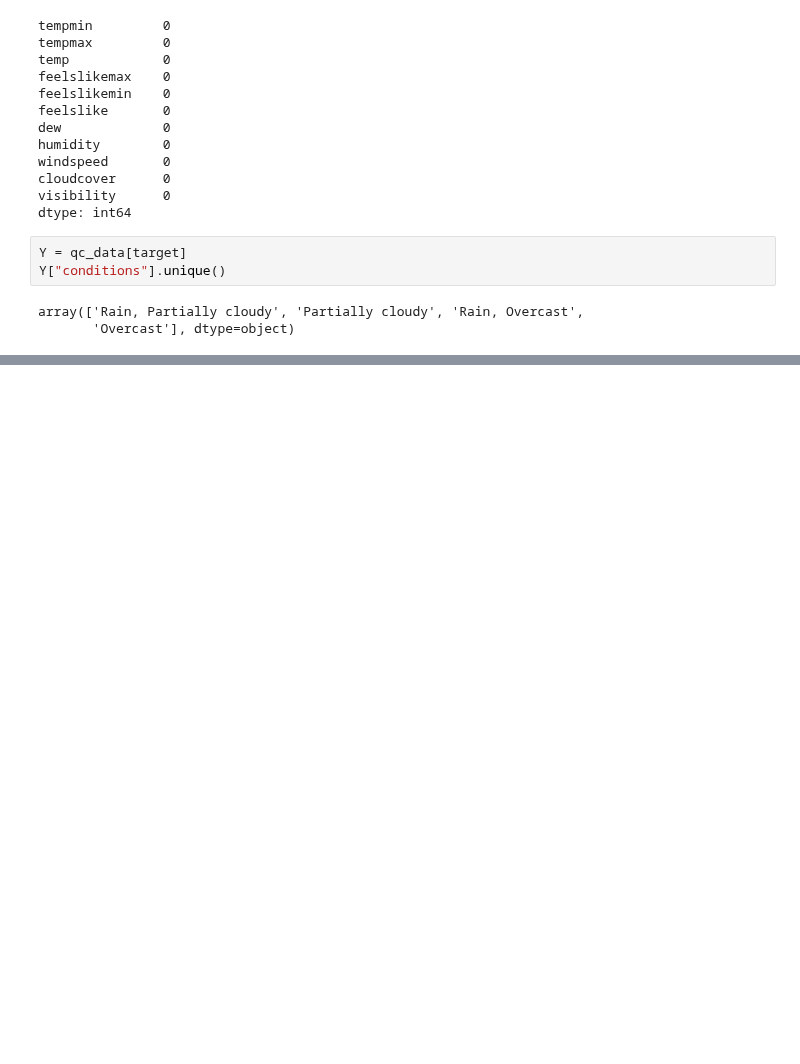
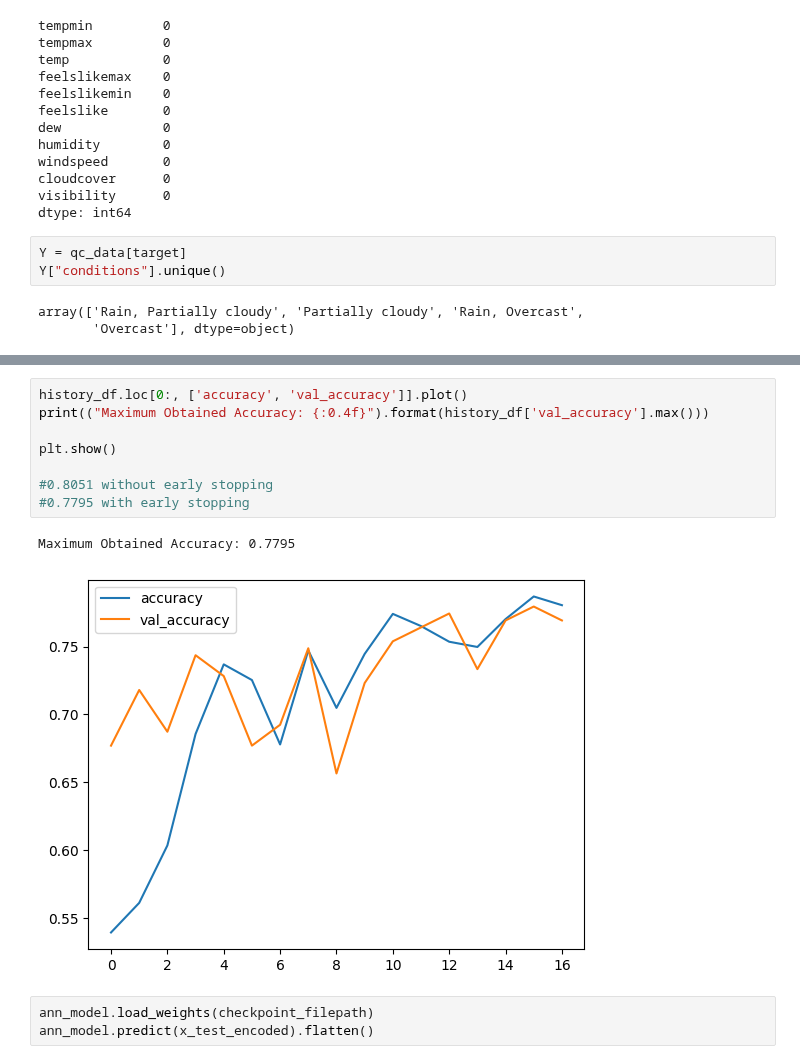
Before and after one commit to alaricespina/Thesis-Repository, a Jupyter notebook: ActualData.ipynb, the cells around one changed output, grey strips where cells are left out. Saved outputs shown, nothing was run; the diff lists cells and outputs as text; blank space fills up the shorter version.

```diff
--- a/ActualData.ipynb
+++ b/ActualData.ipynb
@@ -101,0 +205,14 @@ A
+# %%
+history_df.loc[0:, ['accuracy', 'val_accuracy']].plot()
+print(("Maximum Obtained Accuracy: {:0.4f}").format(history_df['val_accuracy'].max()))
+
+plt.show()
+
+#0.8051 without early stopping
+#0.7795 with early stopping
+# %% [output]
+Maximum Obtained Accuracy: 0.7795
+[figure, added]
+# %%
+ann_model.load_weights(checkpoint_filepath)
+ann_model.predict(x_test_encoded).flatten()
```
Also changed, not shown: parts of 13 cells of this notebook, 13 other files.
